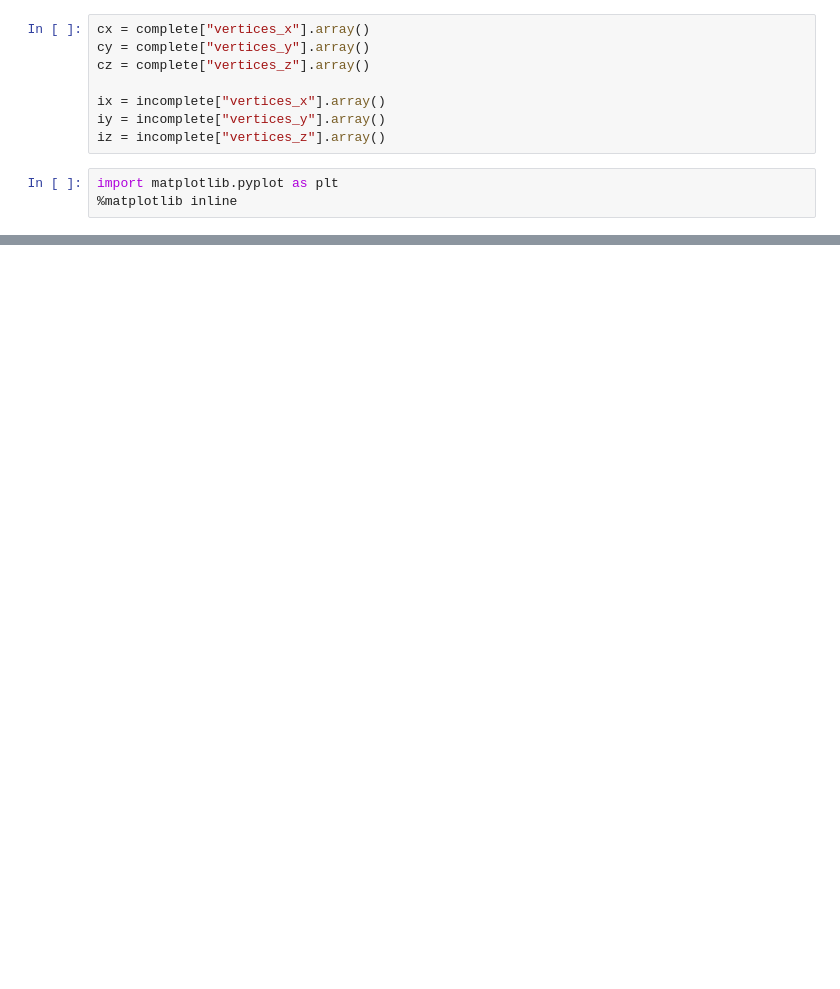
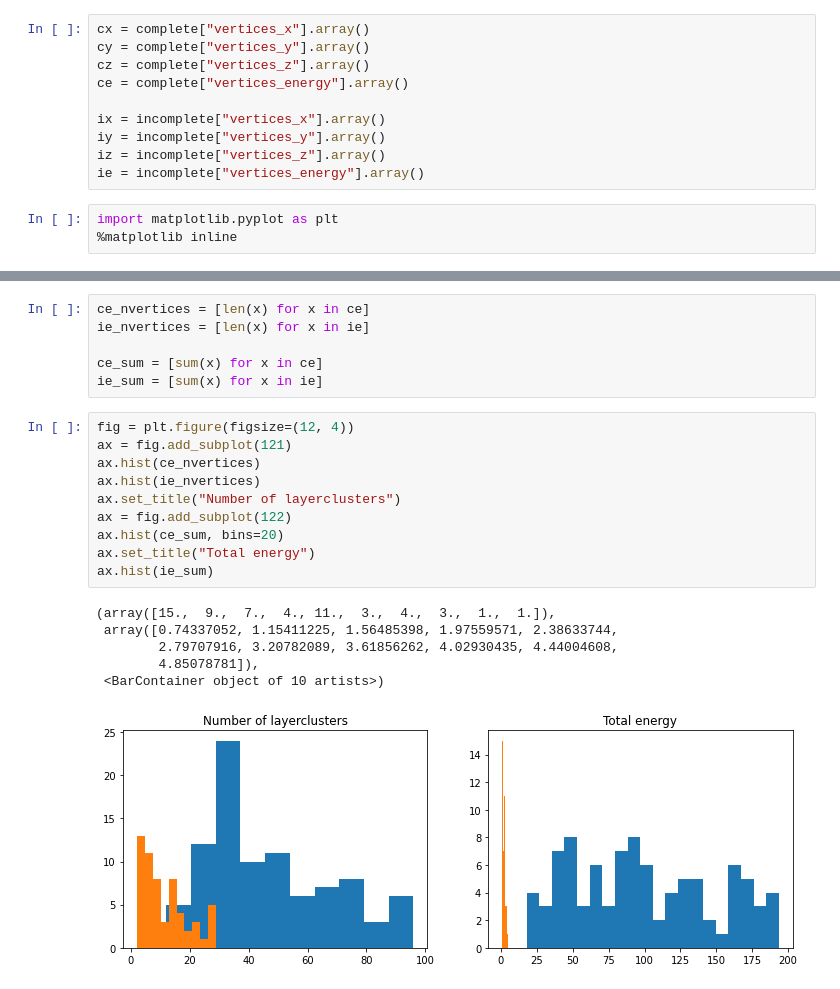
Before and after one commit to edcuba/TICLHack22_PatternReco, a Jupyter notebook: explore_tracksters.ipynb, the cells around one changed output, grey strips where cells are left out. Drawn from its saved outputs; the diff is of its cells as text; blank space fills up the shorter version.

```diff
--- a/explore_tracksters.ipynb
+++ b/explore_tracksters.ipynb
@@ -23,10 +25,12 @@ vertices_e           | double[]                 | AsJagged(AsDtype('>f8'))
 cx = complete["vertices_x"].array()
 cy = complete["vertices_y"].array()
 cz = complete["vertices_z"].array()
+ce = complete["vertices_energy"].array()
 
 ix = incomplete["vertices_x"].array()
 iy = incomplete["vertices_y"].array()
 iz = incomplete["vertices_z"].array()
+ie = incomplete["vertices_energy"].array()
 # %%
 import matplotlib.pyplot as plt
 %matplotlib inline
@@ -52,3 +52,26 @@ ax.legend()
 # %% [output]
 <matplotlib.legend.Legend at 0x...>
 [figure]
+# %%
+ce_nvertices = [len(x) for x in ce]
+ie_nvertices = [len(x) for x in ie]
+
+ce_sum = [sum(x) for x in ce]
+ie_sum = [sum(x) for x in ie]
+# %%
+fig = plt.figure(figsize=(12, 4))
+ax = fig.add_subplot(121)
+ax.hist(ce_nvertices)
+ax.hist(ie_nvertices)
+ax.set_title("Number of layerclusters")
+ax = fig.add_subplot(122)
+ax.hist(ce_sum, bins=20)
+ax.set_title("Total energy")
+ax.hist(ie_sum)
+# %% [output]
+(array([15.,  9.,  7.,  4., 11.,  3.,  4.,  3.,  1.,  1.]),
+ array([0.74337052, 1.15411225, 1.56485398, 1.97559571, 2.38633744,
+        2.79707916, 3.20782089, 3.61856262, 4.02930435, 4.44004608,
+        4.85078781]),
+ <BarContainer object of 10 artists>)
+[figure, added]
```
Also changed, not shown: parts of 3 cells of this notebook, 1 other file.
